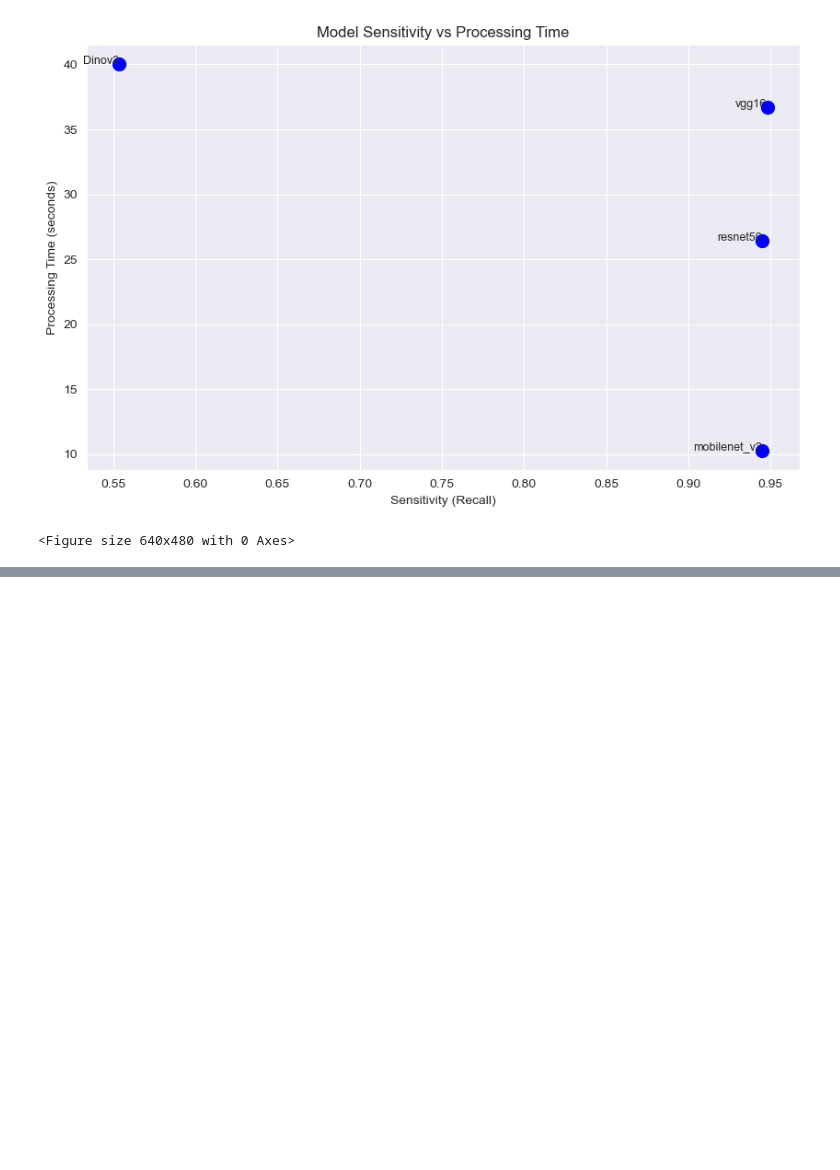
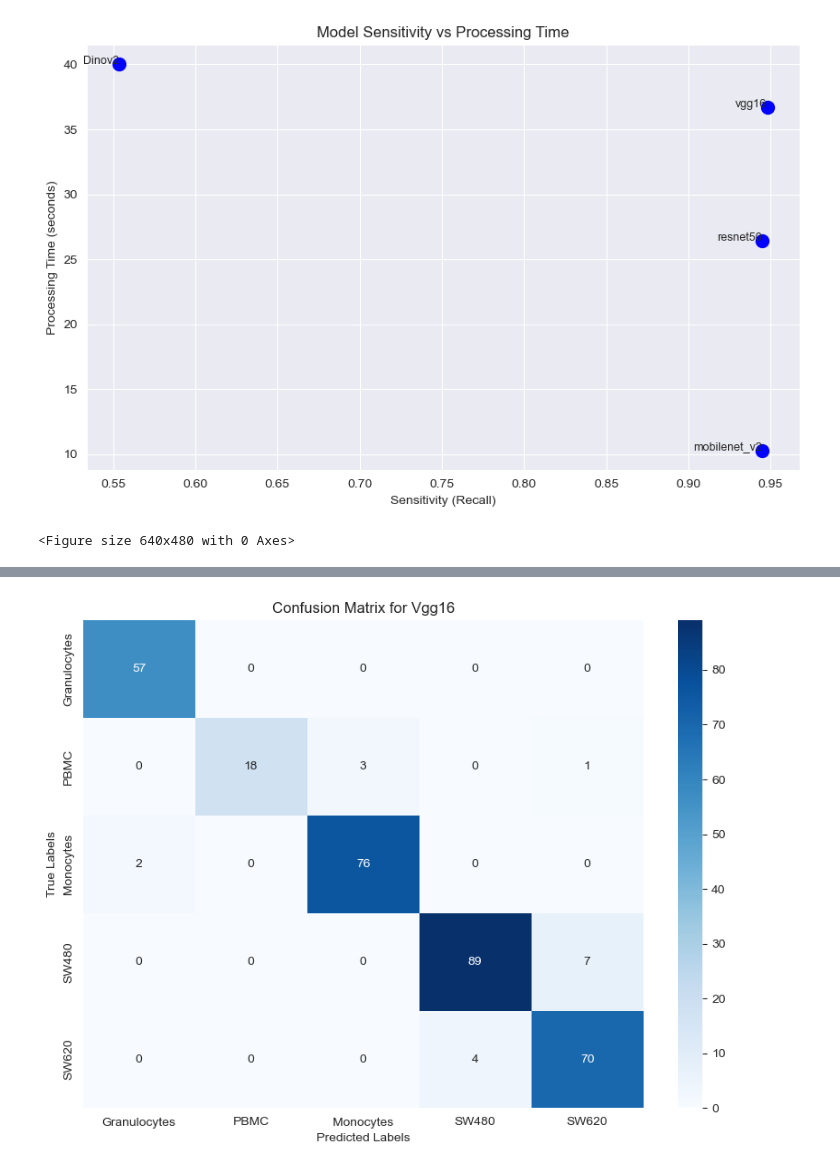
Before and after one commit to EdenDotan2812/DL_Project, a Jupyter notebook: Final_project.ipynb, the cells around one changed output, grey strips where cells are left out. Cells and saved outputs as stored; diff of their text form; code cells hidden in the pictures; blank space fills up the shorter version.

```diff
--- a/Final_project.ipynb
+++ b/Final_project.ipynb
@@ -677,0 +712,12 @@ plt.savefig(plot_save_path)
+# %%
+model = models.vgg16(weights=None)
+model.classifier[6] = torch.nn.Linear(model.classifier[6].in_features, num_classes)
+model.features[0] = torch.nn.Conv2d(1, 64, kernel_size=(3, 3), stride=(1, 1), padding=(1, 1))
+model.load_state_dict(torch.load('C:\\Users\\edendotan\\PycharmProjects\\DL_course_project\\results\\vgg16_best_model.pth'))
+model.to(device)
+model.eval()
+accuracy, precision, recall, f1, conf_matrix, processing_time= evaluate_model(model, test_loader)
+# %%
+plot_confusion_matrix(conf_matrix, class_names, title=f'Confusion Matrix for Vgg16')
+# %% [output]
+[figure, added]
```
Also changed, not shown: parts of 7 cells of this notebook.
